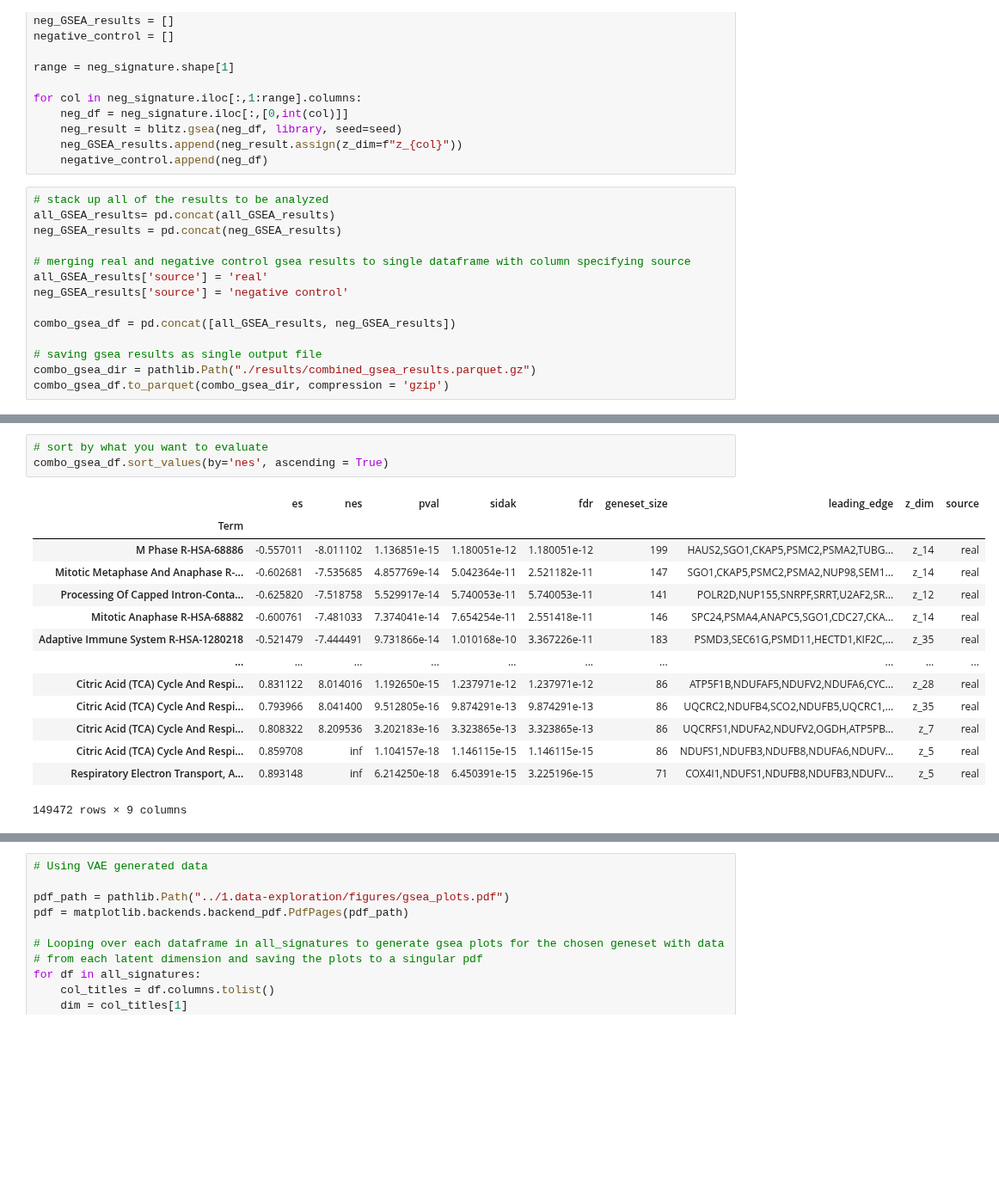
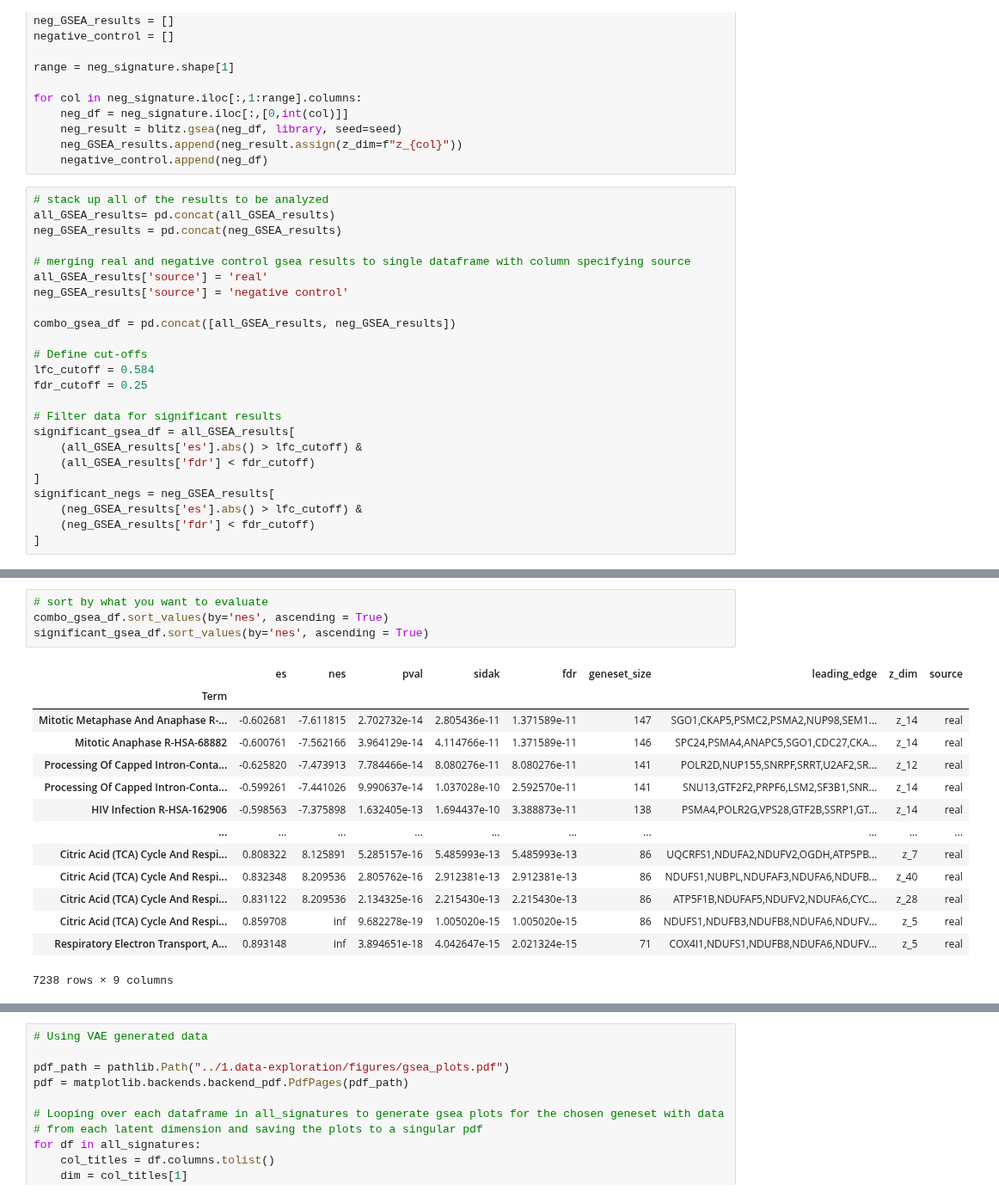
Before and after one commit to WayScience/gene_dependency_representations, a Jupyter notebook: 3.analysis/2.gene_set_enrichment_analysis.ipynb, the cells around one changed output, grey strips where cells are left out. Shown at 86% size. Saved outputs shown, nothing was run; the diff lists cells and outputs as text; blank space fills up the shorter version.

```diff
--- a/3.analysis/2.gene_set_enrichment_analysis.ipynb
+++ b/3.analysis/2.gene_set_enrichment_analysis.ipynb
@@ -108,6 +108,16 @@ neg_GSEA_results['source'] = 'negative control'
 
 combo_gsea_df = pd.concat([all_GSEA_results, neg_GSEA_results])
 
-# saving gsea results as single output file
-combo_gsea_dir = pathlib.Path("./results/combined_gsea_results.parquet.gz")
-combo_gsea_df.to_parquet(combo_gsea_dir, compression = 'gzip')
+# Define cut-offs
+lfc_cutoff = 0.584
+fdr_cutoff = 0.25
+
+# Filter data for significant results
+significant_gsea_df = all_GSEA_results[
+    (all_GSEA_results['es'].abs() > lfc_cutoff) &
+    (all_GSEA_results['fdr'] < fdr_cutoff)
+]
+significant_negs = neg_GSEA_results[
+    (neg_GSEA_results['es'].abs() > lfc_cutoff) &
+    (neg_GSEA_results['fdr'] < fdr_cutoff)
+]
@@ -114,19 +132,20 @@ combo_gsea_df.to_parquet(combo_gsea_dir, compression = 'gzip')
 # %%
 # sort by what you want to evaluate
 combo_gsea_df.sort_values(by='nes', ascending = True)
+significant_gsea_df.sort_values(by='nes', ascending = True)
 # %% [output]
 |  | es | nes | pval | sidak | fdr | geneset_size | leading_edge | z_dim | source |
 | Term |  |  |  |  |  |  |  |  |  |
-| M Phase R-HSA-68886 | -0.557011 | -8.011102 | 1.136851e-15 | 1.180051e-12 | 1.180051e-12 | 199 | HAUS2,SGO1,CKAP5,PSMC2,PSMA2,TUBG... | z_14 | real |
-| Mitotic Metaphase And Anaphase R-... | -0.602681 | -7.535685 | 4.857769e-14 | 5.042364e-11 | 2.521182e-11 | 147 | SGO1,CKAP5,PSMC2,PSMA2,NUP98,SEM1... | z_14 | real |
-| Processing Of Capped Intron-Conta... | -0.625820 | -7.518758 | 5.529917e-14 | 5.740053e-11 | 5.740053e-11 | 141 | POLR2D,NUP155,SNRPF,SRRT,U2AF2,SR... | z_12 | real |
-| Mitotic Anaphase R-HSA-68882 | -0.600761 | -7.481033 | 7.374041e-14 | 7.654254e-11 | 2.551418e-11 | 146 | SPC24,PSMA4,ANAPC5,SGO1,CDC27,CKA... | z_14 | real |
-| Adaptive Immune System R-HSA-1280218 | -0.521479 | -7.444491 | 9.731866e-14 | 1.010168e-10 | 3.367226e-11 | 183 | PSMD3,SEC61G,PSMD11,HECTD1,KIF2C,... | z_35 | real |
+| Mitotic Metaphase And Anaphase R-... | -0.602681 | -7.611815 | 2.702732e-14 | 2.805436e-11 | 1.371589e-11 | 147 | SGO1,CKAP5,PSMC2,PSMA2,NUP98,SEM1... | z_14 | real |
+| Mitotic Anaphase R-HSA-68882 | -0.600761 | -7.562166 | 3.964129e-14 | 4.114766e-11 | 1.371589e-11 | 146 | SPC24,PSMA4,ANAPC5,SGO1,CDC27,CKA... | z_14 | real |
+| Processing Of Capped Intron-Conta... | -0.625820 | -7.473913 | 7.784466e-14 | 8.080276e-11 | 8.080276e-11 | 141 | POLR2D,NUP155,SNRPF,SRRT,U2AF2,SR... | z_12 | real |
+| Processing Of Capped Intron-Conta... | -0.599261 | -7.441026 | 9.990637e-14 | 1.037028e-10 | 2.592570e-11 | 141 | SNU13,GTF2F2,PRPF6,LSM2,SF3B1,SNR... | z_14 | real |
+| HIV Infection R-HSA-162906 | -0.598563 | -7.375898 | 1.632405e-13 | 1.694437e-10 | 3.388873e-11 | 138 | PSMA4,POLR2G,VPS28,GTF2B,SSRP1,GT... | z_14 | real |
 | ... | ... | ... | ... | ... | ... | ... | ... | ... | ... |
-| Citric Acid (TCA) Cycle And Respi... | 0.831122 | 8.014016 | 1.192650e-15 | 1.237971e-12 | 1.237971e-12 | 86 | ATP5F1B,NDUFAF5,NDUFV2,NDUFA6,CYC... | z_28 | real |
-| Citric Acid (TCA) Cycle And Respi... | 0.793966 | 8.041400 | 9.512805e-16 | 9.874291e-13 | 9.874291e-13 | 86 | UQCRC2,NDUFB4,SCO2,NDUFB5,UQCRC1,... | z_35 | real |
-| Citric Acid (TCA) Cycle And Respi... | 0.808322 | 8.209536 | 3.202183e-16 | 3.323865e-13 | 3.323865e-13 | 86 | UQCRFS1,NDUFA2,NDUFV2,OGDH,ATP5PB... | z_7 | real |
-| Citric Acid (TCA) Cycle And Respi... | 0.859708 | inf | 1.104157e-18 | 1.146115e-15 | 1.146115e-15 | 86 | NDUFS1,NDUFB3,NDUFB8,NDUFA6,NDUFV... | z_5 | real |
-| Respiratory Electron Transport, A... | 0.893148 | inf | 6.214250e-18 | 6.450391e-15 | 3.225196e-15 | 71 | COX4I1,NDUFS1,NDUFB8,NDUFB3,NDUFV... | z_5 | real |
+| Citric Acid (TCA) Cycle And Respi... | 0.808322 | 8.125891 | 5.285157e-16 | 5.485993e-13 | 5.485993e-13 | 86 | UQCRFS1,NDUFA2,NDUFV2,OGDH,ATP5PB... | z_7 | real |
+| Citric Acid (TCA) Cycle And Respi... | 0.832348 | 8.209536 | 2.805762e-16 | 2.912381e-13 | 2.912381e-13 | 86 | NDUFS1,NUBPL,NDUFAF3,NDUFA6,NDUFB... | z_40 | real |
+| Citric Acid (TCA) Cycle And Respi... | 0.831122 | 8.209536 | 2.134325e-16 | 2.215430e-13 | 2.215430e-13 | 86 | ATP5F1B,NDUFAF5,NDUFV2,NDUFA6,CYC... | z_28 | real |
+| Citric Acid (TCA) Cycle And Respi... | 0.859708 | inf | 9.682278e-19 | 1.005020e-15 | 1.005020e-15 | 86 | NDUFS1,NDUFB3,NDUFB8,NDUFA6,NDUFV... | z_5 | real |
+| Respiratory Electron Transport, A... | 0.893148 | inf | 3.894651e-18 | 4.042647e-15 | 2.021324e-15 | 71 | COX4I1,NDUFS1,NDUFB8,NDUFA6,NDUFV... | z_5 | real |
-149472 rows × 9 columns
+7238 rows × 9 columns
 # %%
```
Also changed, not shown: parts of 2 cells of this notebook, 8 other files.
